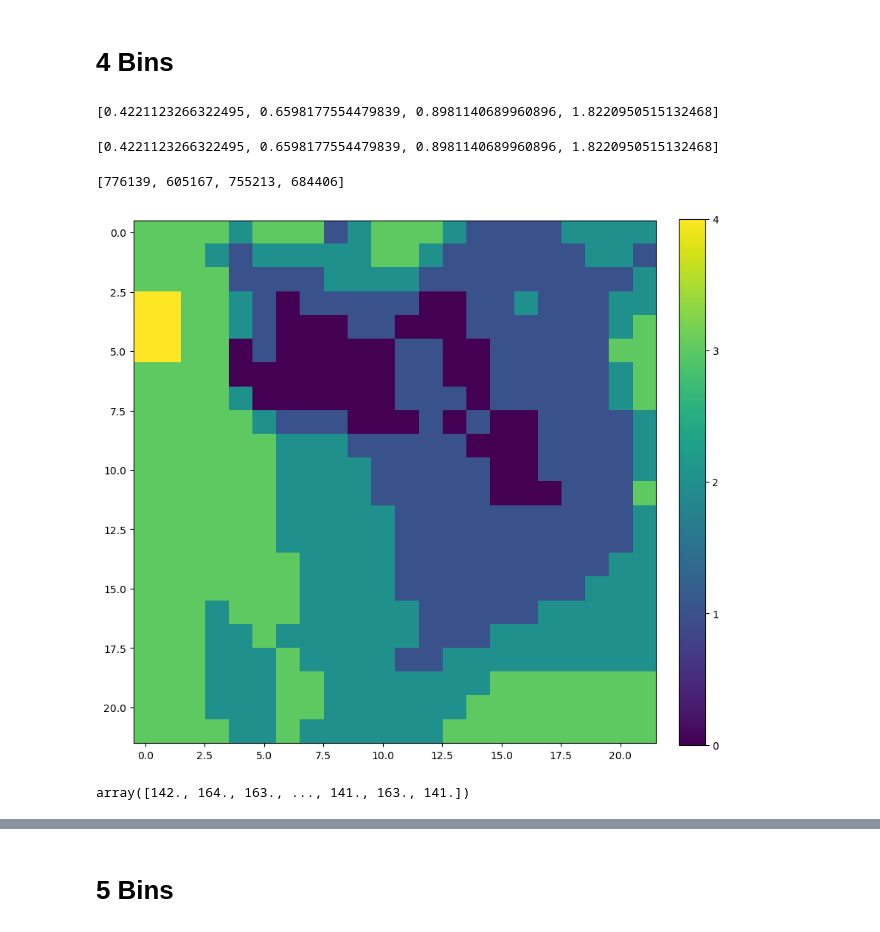
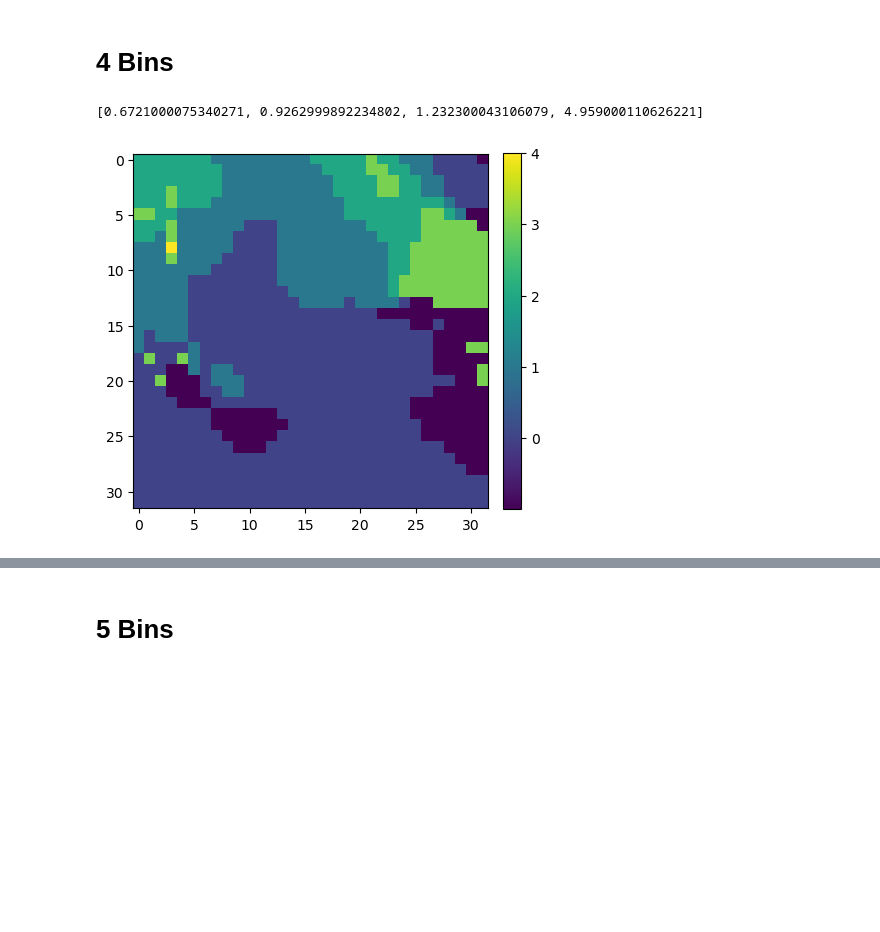
Before and after one commit to danecross/SOM-photoz-BFD, a Jupyter notebook: pipeline/6_redshift_binning.ipynb, the cells around one changed output, grey strips where cells are left out. Cells and saved outputs as stored; diff of their text form; code cells hidden in the pictures; blank space fills up the shorter version.

```diff
--- a/pipeline/6_redshift_binning.ipynb
+++ b/pipeline/6_redshift_binning.ipynb
@@ -48,5 +108,13 @@ print("%.02f percent of galaxies in the trash bin"%((len(rejected_z)/len(all_z))
+# %%
+gb_wc = t.group_by('WC')
+med_ag = gb_wc.groups.aggregate(np.nanmedian)
+med = np.zeros((wideres*wideres))
+idcs = np.array(med_ag['WC']).astype(int)
+med[idcs] = med_ag['Z']
 # %%
-t = Table([all_z, all_wc], names=['Z', 'WC'])
-grouped_by_cell = t.group_by('WC')
-averages = grouped_by_cell.groups.aggregate(np.nanmean)
-averages.sort('Z')
+med_z = []
+for row in t:
+    cell = int(row['WC'])
+    med_z += [med[cell]]
+t.add_column(med_z, name='cell Z')
+ordered_by_cell_z = t.group_by('cell Z')
@@ -53,28 +123,31 @@ averages.sort('Z')
 # %% [markdown]
 # 4 Bins
-# %%
-nbins = 4
-bins = [] ; current_total = 0
-for z, cell in averages:
-    group = t[t['WC']==cell]
-    current_total += len(group)
-    if current_total//(len(all_z)/nbins) > len(bins):
-        bins += [z]
-print(bins)
-# %% [output]
-[0.4221123266322495, 0.6598177554479839, 0.8981140689960896, 1.8220950515132468]
+# %%
+nbins = 4
+bins = [] ; current_total = 0
+
+for group in ordered_by_cell_z.groups:
+    current_total += len(group)
+    if current_total//(len(t['Z'])/nbins) > len(bins):
+        bins += [group[0]['cell Z']]
+
+print(bins)
+# %% [output]
+[0.6721000075340271, 0.9262999892234802, 1.232300043106079, 4.959000110626221]
 # %%
-print(bins)
-dig_all_data = np.digitize(all_z, bins=bins)
-[len(all_z[dig_all_data==i]) for i in range(nbins)]
+assigned_bins = np.digitize(t['cell Z'], bins=bins)
+trash_masks = [ma.make_mask(t['WC'] == trash_cell) for trash_cell in trash_bins]
+trash_mask = ma.make_mask(np.zeros_like(assigned_bins))
+for m in trash_masks:
+    trash_mask = np.ma.mask_or(trash_mask, m)
+assigned_bins[trash_mask] = -1
+t['z bin %i'%nbins] = assigned_bins
-# %% [output]
-[0.4221123266322495, 0.6598177554479839, 0.8981140689960896, 1.8220950515132468]
-[776139, 605167, 755213, 684406]
 # %%
-binned_data = np.array(np.digitize(avg, bins=bins), dtype=float)
-plt.imshow(binned_data.reshape((22,22)))
-plt.gcf().set_size_inches(10,10)
+binned_data = np.array(np.digitize(med, bins=bins), dtype=float)
+binned_data = np.array([bd if cell not in trash_bins else -1 for cell, bd in zip(range(wideres**2), binned_data)])
+plt.imshow(binned_data.reshape((wideres,wideres)))
+plt.gcf().set_size_inches(5,5)
 plt.colorbar(ticks=[0,1,2,3,4], fraction=0.046, pad=0.04)
 plt.show()
 # %% [output]
-[figure, old version]
+[figure, new version]
@@ -91,7 +160,3 @@ else:
-# %%
-all_wc[binned_all_data[0]]
-# %% [output]
-array([142., 164., 163., ..., 141., 163., 141.])
 # %%
 colors = [plt.cm.tab20(i*2) for i in range(5)]
 
```
Also changed, not shown: parts of 29 cells of this notebook, 6 other files.
